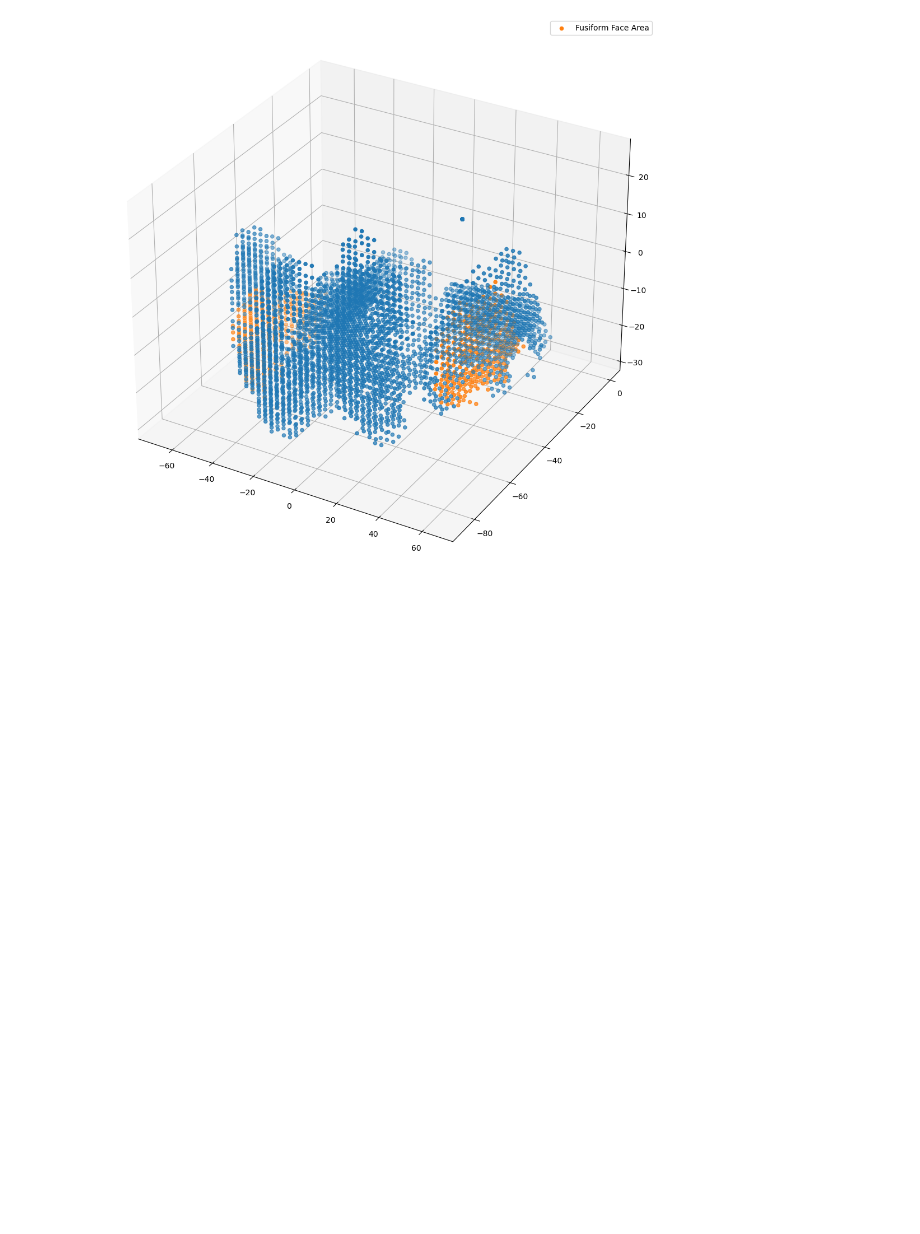
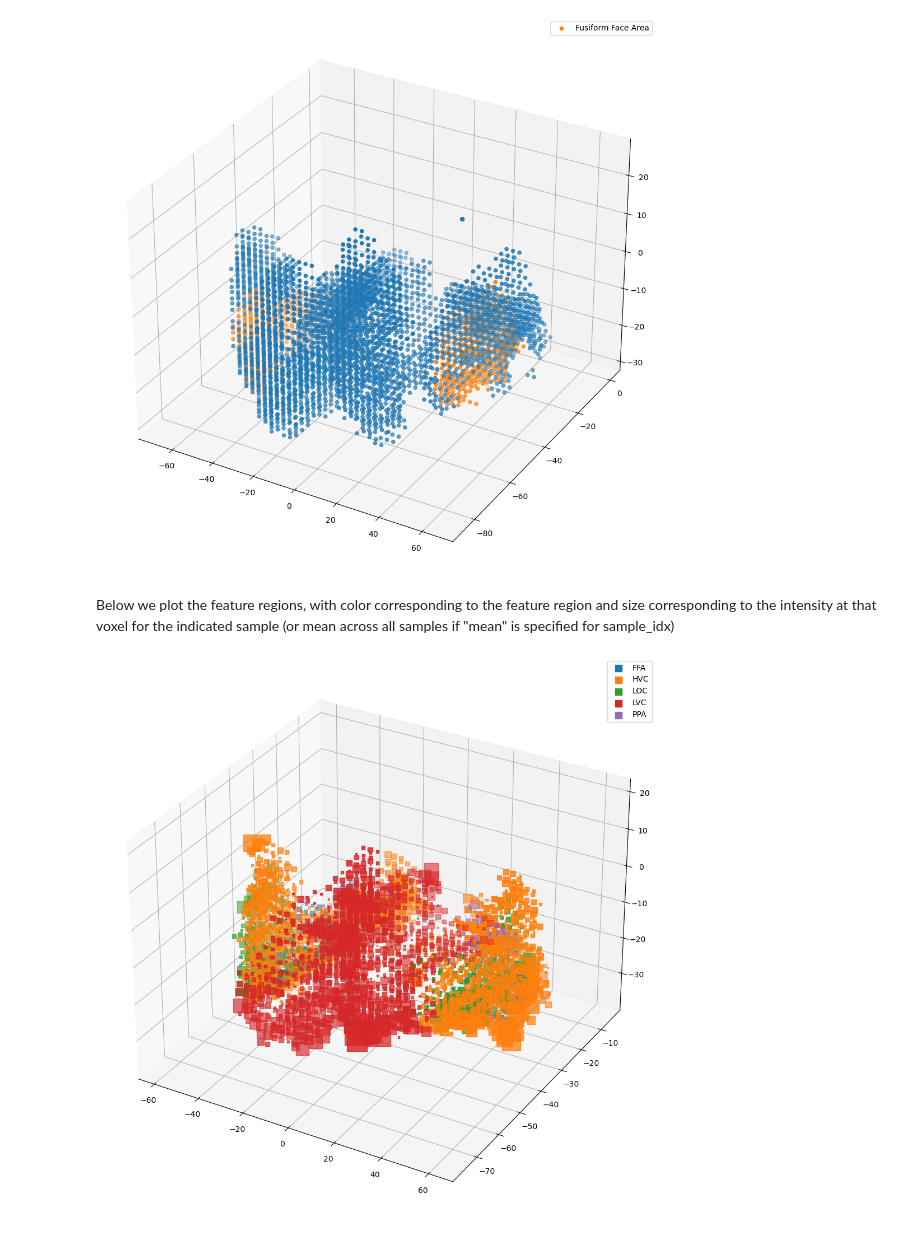
Before and after one commit to RandumbPurson/CMSE-202-Dream-Project, a Jupyter notebook: DreamBarCharts.ipynb, the cells around one changed output. Saved outputs shown, nothing was run; the diff lists cells and outputs as text; code cells hidden in the pictures; blank space fills up the shorter version.

Commit message:
Add brain plots

```diff
--- a/DreamBarCharts.ipynb
+++ b/DreamBarCharts.ipynb
@@ -55,3 +77,5 @@ plt.legend()
 # %% [output]
 <matplotlib.legend.Legend at 0x...>
 [figure]
+# %% [markdown]
+Below we plot the feature regions, with color corresponding to the feature region and size corresponding to the intensity at that voxel for the indicated sample (or mean across all samples if "mean" is specified for sample_idx)
@@ -57,0 +123,23 @@ plt.legend()
+# %%
+masks, data = load_data(3)
+
+all_region_names = ["FFA", "HVC", "LOC", "LVC", "PPA"]
+regions = [get_region(masks, data, region, rand_jitter=3, sample_idx = 1) for region in all_region_names]
+brain_plot(regions, all_region_names, axis = "on", size_scalar=20)
+
+# quick plotting helper
+def quick_brain_plot(
+    subject, # 1,2,or 3
+    all_region_names = ["FFA", "HVC", "LOC", "LVC", "PPA"], # which regions to plot
+    rand_jitter = 3, # how much to jitter points by (if None, don't jitter)
+    sample_idx = 0, # index of the sample entry, if "mean", use the mean of all samples
+    figsize = (10, 10), # figsize
+    axis = "on", # "on" or "off" depending on whether to display the axis
+    size_scalar=10 # a number to scale the size by
+):
+    masks, data = load_data(subject)
+
+    regions = [get_region(masks, data, region, rand_jitter=rand_jitter, sample_idx = sample_idx) for region in all_region_names]
+    brain_plot(regions, all_region_names, figsize = figsize, axis = axis, size_scalar=size_scalar)
+# %% [output]
+[figure, added]
```
Also changed, not shown: parts of 7 cells of this notebook.
